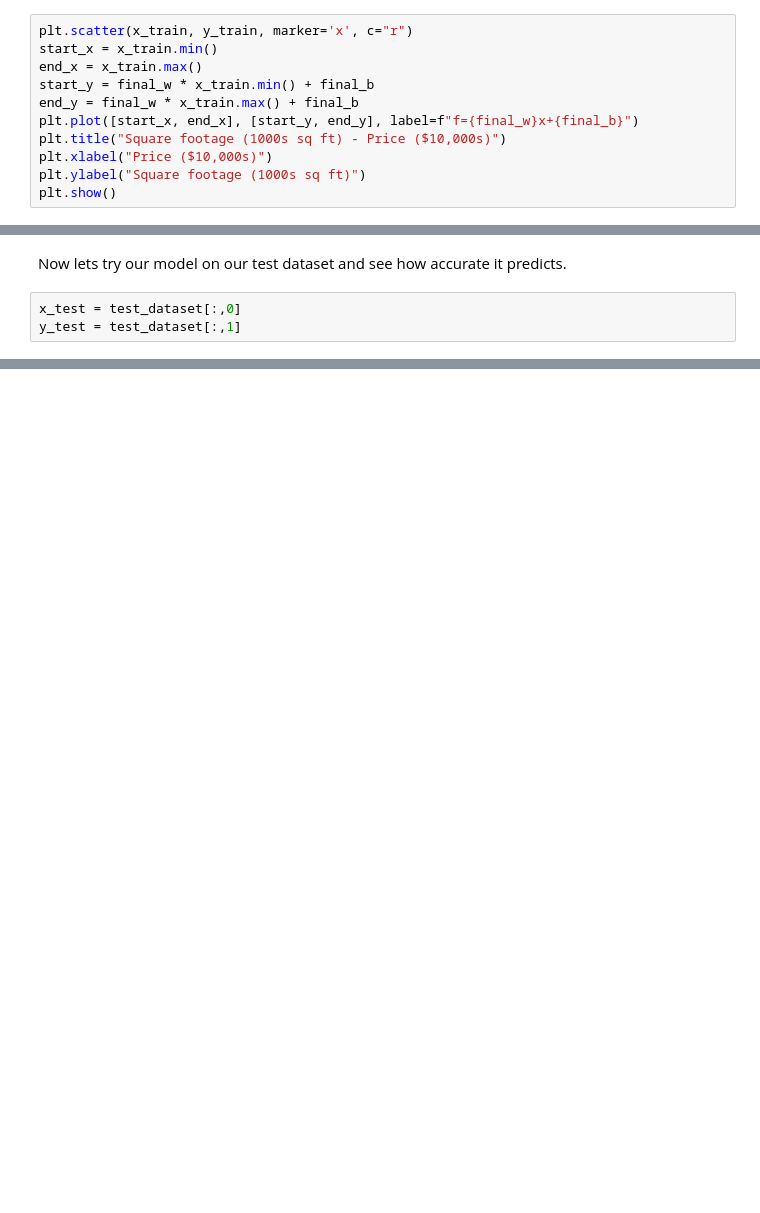
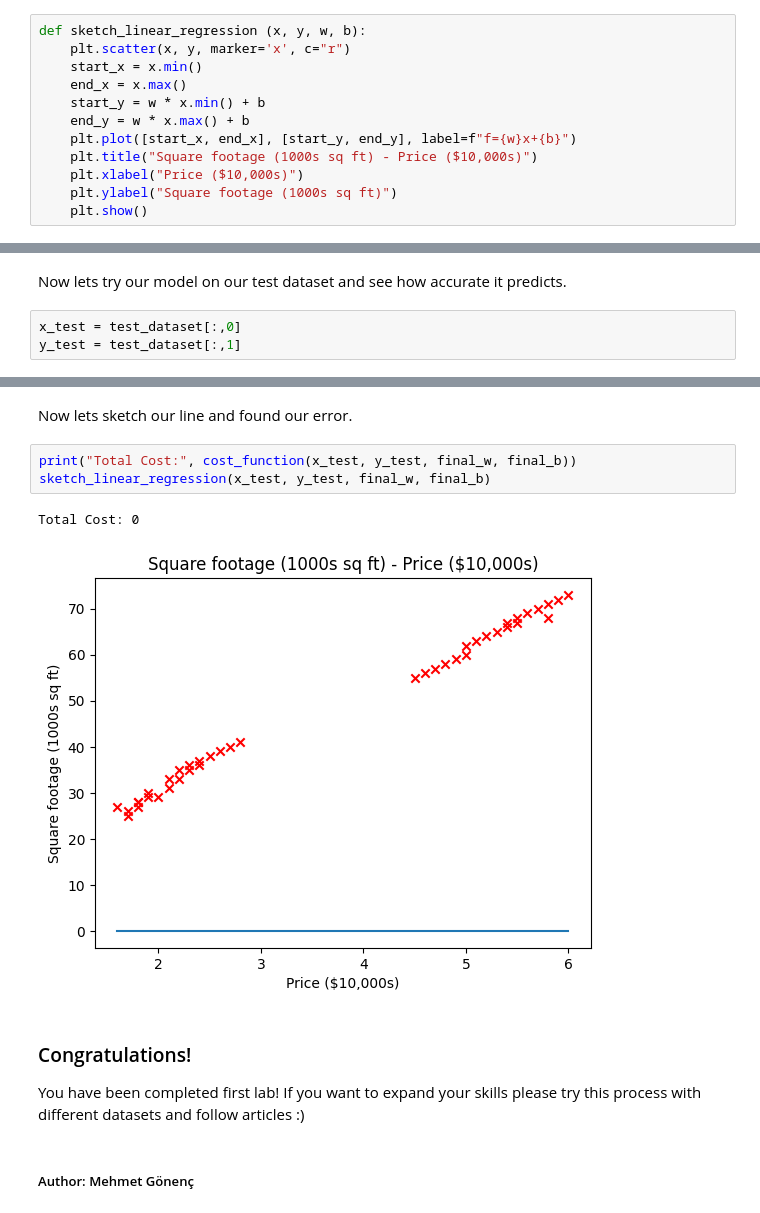
Before and after one commit to MehmetEmirGonenc/MachineLearningTutorial, a Jupyter notebook: ML#0/lab#0.ipynb, the cells around one changed output, grey strips where cells are left out. Cells and saved outputs as stored; diff of their text form; blank space fills up the shorter version.

```diff
--- a/ML#0/lab#0.ipynb
+++ b/ML#0/lab#0.ipynb
@@ -410,13 +410,14 @@ final_b = 0 # Write the value you found
 # %% [markdown]
 You can pass this part and just look to output.
 # %%
-plt.scatter(x_train, y_train, marker='x', c="r")
-start_x = x_train.min()
-end_x = x_train.max()
-start_y = final_w * x_train.min() + final_b
-end_y = final_w * x_train.max() + final_b
-plt.plot([start_x, end_x], [start_y, end_y], label=f"f={final_w}x+{final_b}")
-plt.title("Square footage (1000s sq ft) - Price ($10,000s)")
-plt.xlabel("Price ($10,000s)")
-plt.ylabel("Square footage (1000s sq ft)")
-plt.show()
+def sketch_linear_regression (x, y, w, b):
+    plt.scatter(x, y, marker='x', c="r")
+    start_x = x.min()
+    end_x = x.max()
+    start_y = w * x.min() + b
+    end_y = w * x.max() + b
+    plt.plot([start_x, end_x], [start_y, end_y], label=f"f={w}x+{b}")
+    plt.title("Square footage (1000s sq ft) - Price ($10,000s)")
+    plt.xlabel("Price ($10,000s)")
+    plt.ylabel("Square footage (1000s sq ft)")
+    plt.show()
@@ -438,0 +445,13 @@ y_test = test_dataset[:,1]
+# %% [markdown]
+Now lets sketch our line and found our error.
+# %%
+print("Total Cost:", cost_function(x_test, y_test, final_w, final_b))
+sketch_linear_regression(x_test, y_test, final_w, final_b)
+# %% [output]
+Total Cost: 0
+[figure, added]
+# %% [markdown]
+### Congratulations!
+You have been completed first lab! If you want to expand your skills please try this process with different datasets and follow articles :)
+# %% [markdown]
+##### Author: Mehmet Gönenç
```
Also changed, not shown: parts of 6 cells of this notebook.
